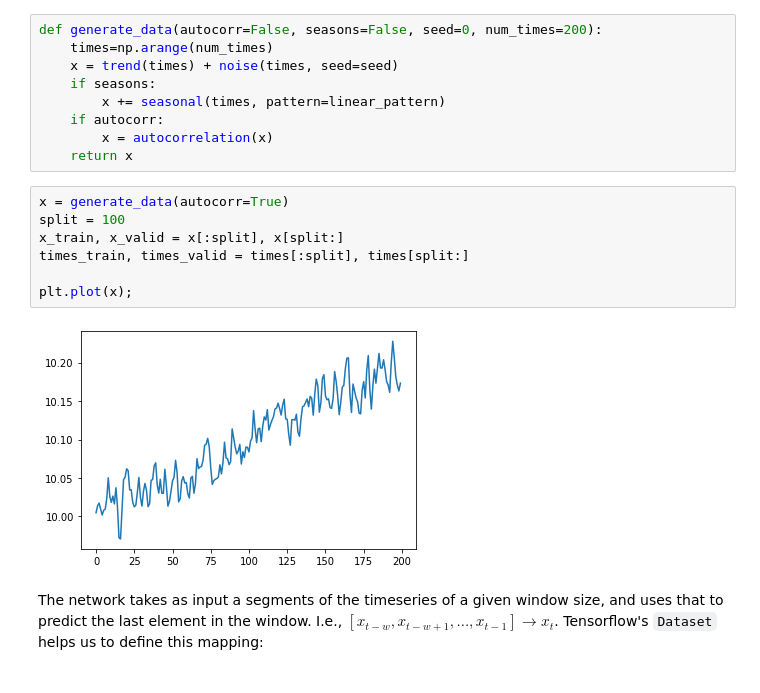
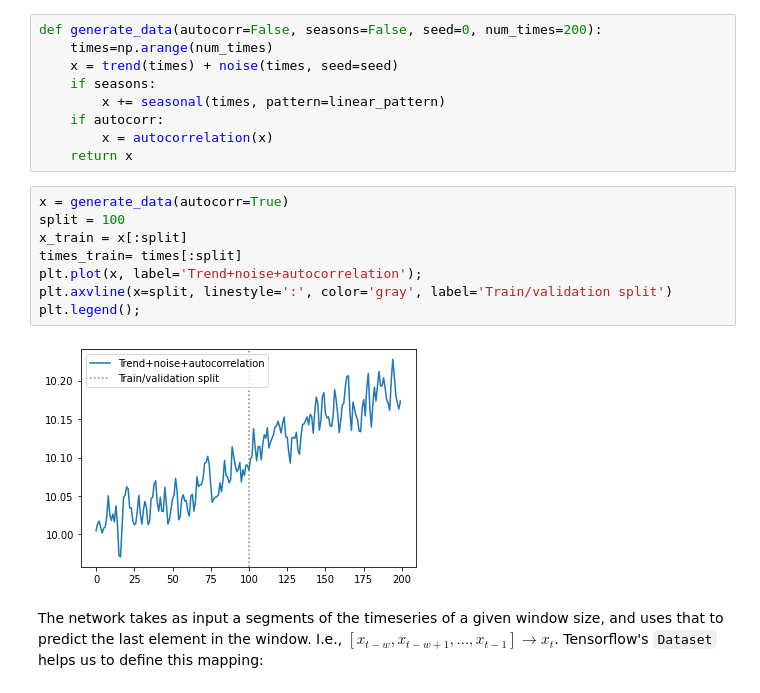
Before and after one commit to vivecalindahl/timeseries-prediction, a Jupyter notebook: timeseries-forecasting.ipynb, the cells around one changed output. Cells and saved outputs as stored; diff of their text form.

```diff
--- a/timeseries-forecasting.ipynb
+++ b/timeseries-forecasting.ipynb
@@ -401,12 +415,13 @@ def generate_data(autocorr=False, seasons=False, seed=0, num_times=200):
 # %%
 x = generate_data(autocorr=True)
 split = 100
-x_train, x_valid = x[:split], x[split:]
-times_train, times_valid = times[:split], times[split:]
-
-plt.plot(x);
+x_train = x[:split]
+times_train= times[:split]
+plt.plot(x, label='Trend+noise+autocorrelation');
+plt.axvline(x=split, linestyle=':', color='gray', label='Train/validation split')
+plt.legend();
 # %% [output]
-[figure, old version]
+[figure, new version]
 # %% [markdown]
 The network takes as input a segments of the timeseries of a given window size, and uses that to predict the last element in the window. I.e.,
 $[x_{t-w}, x_{t-w+1}, ..., x_{t-1}] \to x_t$. Tensorflow's `Dataset`  helps us to define this mapping:
```
Also changed, not shown: parts of 85 cells of this notebook.
